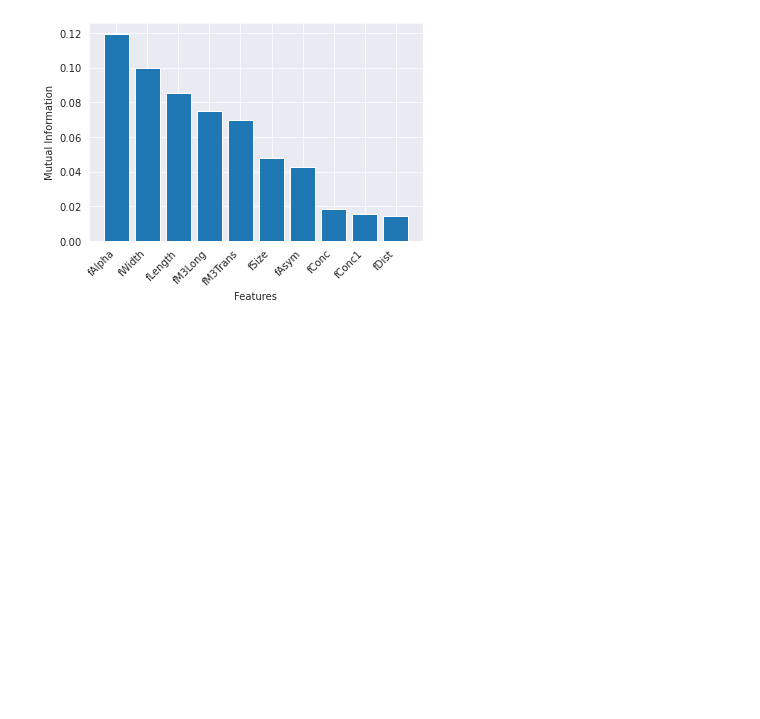
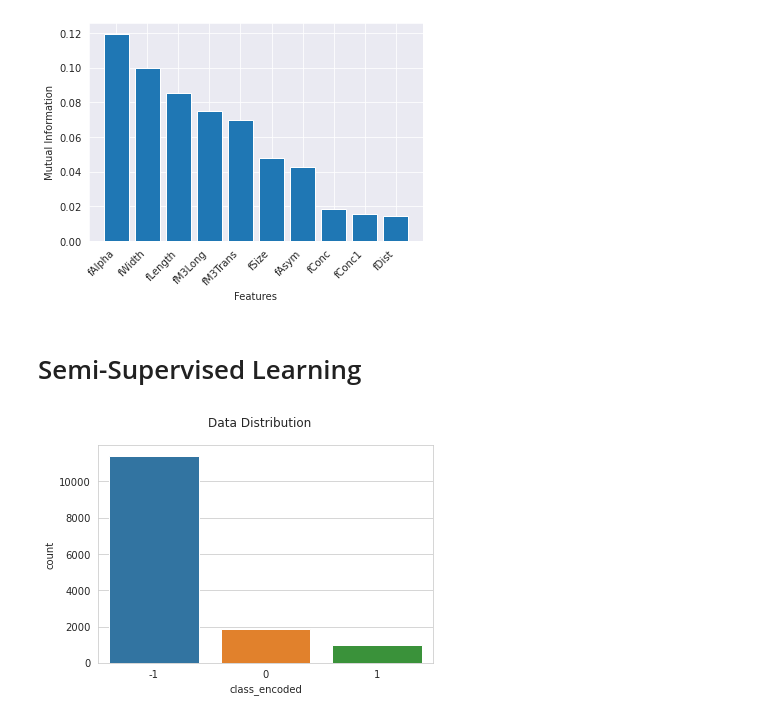
Before and after one commit to aditya-anulekh/ee660-project, a Jupyter notebook: Exploratory Data Analysis.ipynb, the cells around one changed output. Drawn from its saved outputs; the diff is of its cells as text; code cells hidden in the pictures; blank space fills up the shorter version.

Commit message:
Changed SSL to use custom dataset instead of KEEL

```diff
--- a/Exploratory Data Analysis.ipynb
+++ b/Exploratory Data Analysis.ipynb
@@ -125,3 +131,20 @@ plt.savefig(f'{config.PLOTS_DIR}/eda/m_score.png')
 plt.show()
 # %% [output]
 [figure]
+# %% [markdown]
+# Semi-Supervised Learning
+# %%
+X_train, X_test, y_train, y_test = get_data(
+    os.path.join(config.DATASET_ROOT,
+                 'magic04.data'),
+    columns=config.FEATURE_NAMES
+)
+
+X, y, X_trs, y_trs = create_ssl_dataset(X_train, y_train)
+
+fig, ax = plt.subplots(1, 1)
+sns.countplot(y, ax=ax)
+fig.suptitle('Data Distribution')
+fig.savefig(f'{config.PLOTS_DIR}/eda/ssl_dist.png')
+# %% [output]
+[figure, added]
```
Also changed, not shown: parts of 2 cells of this notebook, 4 other files.
